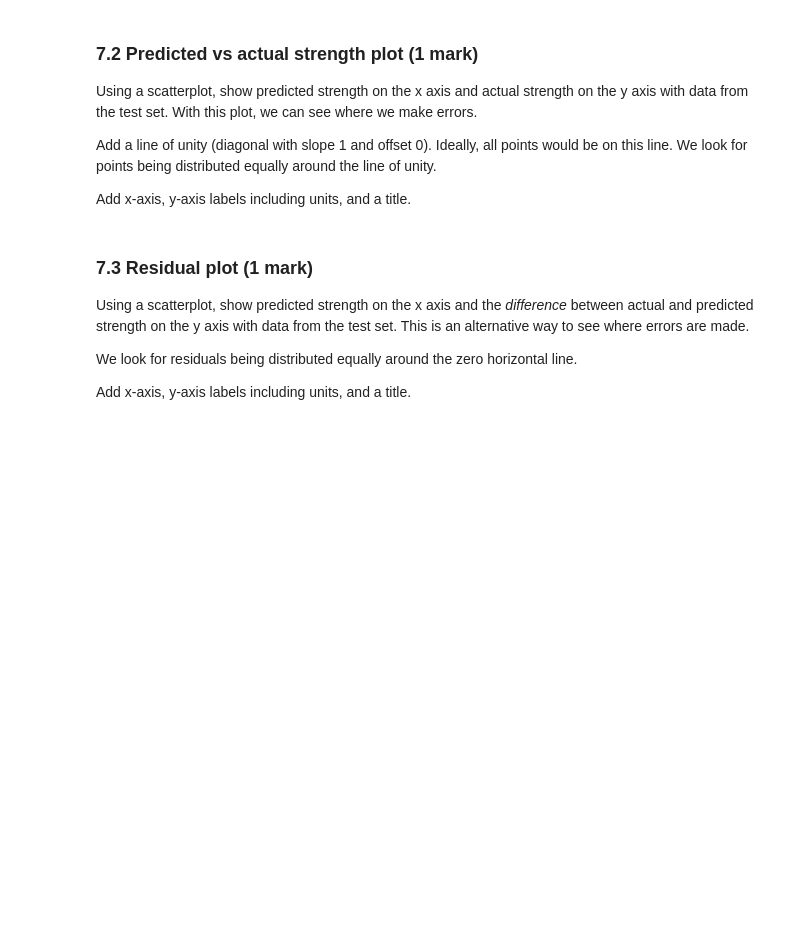
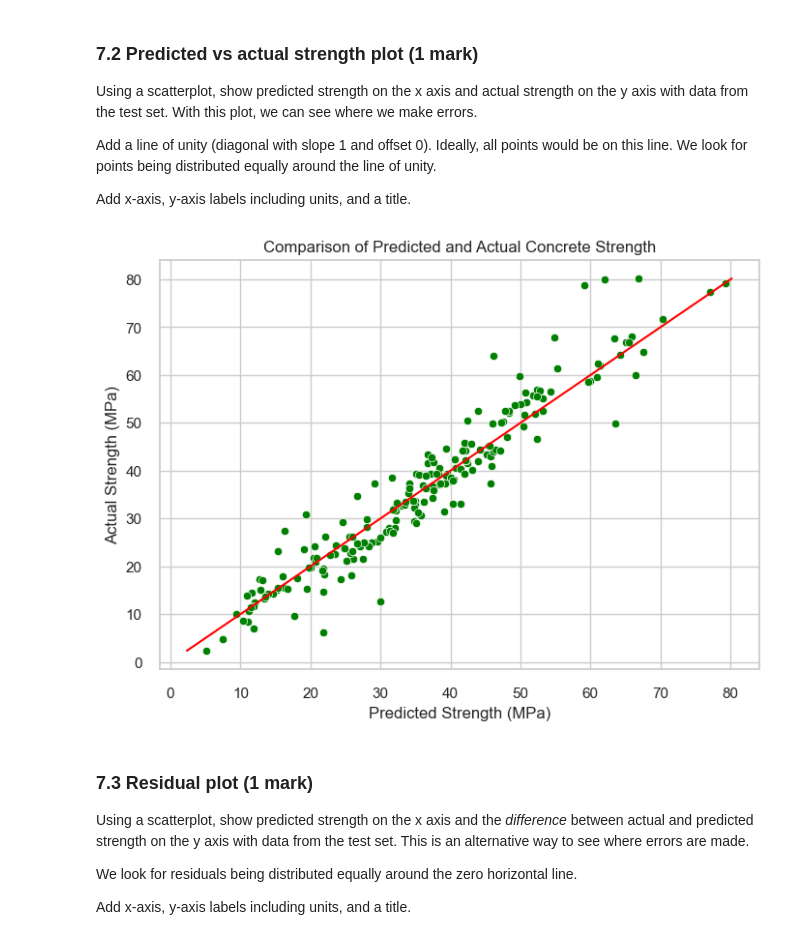
Before and after one commit to jashdubal/ml-labs, a Jupyter notebook: lab02/lab2.ipynb, the cells around one changed output. Cells and saved outputs as stored; diff of their text form; code cells hidden in the pictures; blank space fills up the shorter version.

```diff
--- a/lab02/lab2.ipynb
+++ b/lab02/lab2.ipynb
@@ -112,0 +220,17 @@ from sklearn.ensemble import RandomForestRegressor, GradientBoostingRegressor
+# %%
+#TODO: Calling get_regressor_neg_rms() for each model
+
+# Create a list of models
+models = [LinearRegression(),
+          RandomForestRegressor(random_state=64),
+          GradientBoostingRegressor(random_state=79)]
+
+for model in models:
+    # Compute negative root mean squared error for each model
+    train_score, test_score = get_regressor_neg_rms(model, X_train, y_train, cv=7)
+
+    # Format the output string
+    output_string = "{:<30}\tTraining Score: {:.2f}\tValidation Score: {:.2f}".format(model.__class__.__name__, train_score, test_score)
+
+    # Print the output string
+    print(output_string)
@@ -142,0 +318,7 @@ Create a `RandomForestRegressor(random_state=64)` with the best pair of `max_dep
+# %%
+#TODO: retrain the best estimator
+max_depth = best_params['max_depth']
+n_estimators = best_params['n_estimators']
+
+model = RandomForestRegressor(max_depth=max_depth, n_estimators=n_estimators, random_state=64)
+model.fit(X_train, y_train)
@@ -165,3 +378,22 @@ Add x-axis, y-axis labels including units, and a title.
+# %%
+#TODO: predicted-actual plot
+
+# Get the predicted strengths
+y_pred = model.predict(X_test)
+
+# Create a scatterplot of predicted vs actual strength
+sns.scatterplot(x=y_pred, y=y_test, color='green')
+
+# Add a line of unity
+sns.lineplot(x=[y_test.min(), y_test.max()], y=[y_test.min(), y_test.max()], color='red')
+
+# Add axis labels and title
+plt.xlabel('Predicted Strength (MPa)')
+plt.ylabel('Actual Strength (MPa)')
+plt.title('Comparison of Predicted and Actual Concrete Strength')
+plt.show()
+# %% [output]
+[figure, added]
 # %% [markdown]
 ### 7.3 Residual plot (1 mark)
 Using a scatterplot, show predicted strength on the x axis and the *difference* between actual and predicted strength on the y axis with data from the test set. This is an alternative way to see where errors are made.
```
Also changed, not shown: parts of 38 cells of this notebook.
